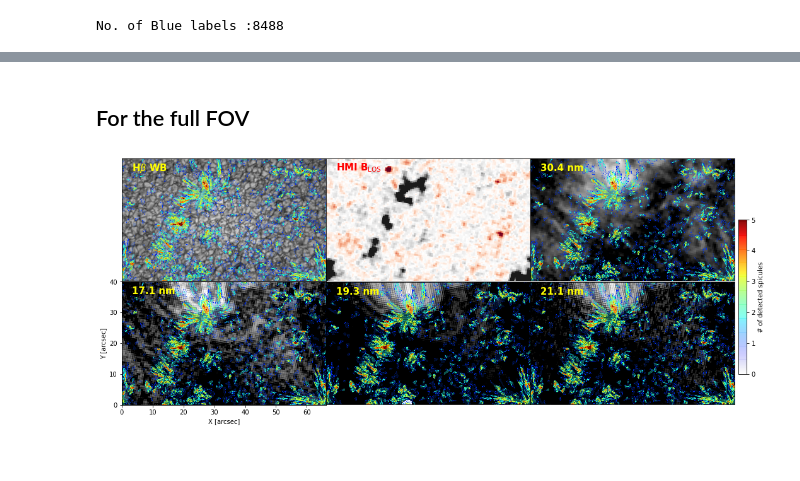
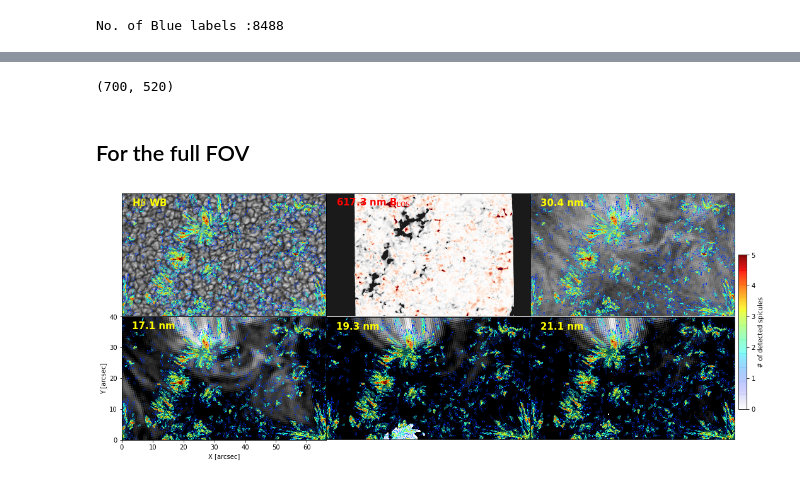
Before and after one commit to souvikita/CBP_spicule_mag, a Jupyter notebook: Population_density.ipynb, the cells around one changed output, grey strips where cells are left out. Cells and saved outputs as stored; diff of their text form; code cells hidden in the pictures.

Commit message:
Updated with the temporal average of each AIA channel and SST images

```diff
--- a/Population_density.ipynb
+++ b/Population_density.ipynb
@@ -19,6 +21,7 @@ dpath_SST = '/mn/stornext/d18/lapalma/reduc/2021/2021-08-04/CHROMIS/cubes_nb/'
 dpath_SST_processed = '/mn/stornext/d18/lapalma/reduc/2021/2021-08-04/CHROMIS/cubes_nb/souvikb_CBP/'
 dpath_EDVARDA_SDO = '/mn/stornext/d18/lapalma/reduc/2021/2021-08-04/CHROMIS/edvarda/sdo2sst/'
 dpath_SDO_BOSE ='/mn/stornext/d18/lapalma/reduc/2021/2021-08-04/CHROMIS/cubes_nb/souvikb_CBP/SDO_only_aia/'
+dpath_SST_WB = '/mn/stornext/d18/lapalma/reduc/2021/2021-08-04/CHROMIS/cubes_wb/'
 # %%
 def transparent_cmap(cmap, N=255):
     "Copy colormap and set alpha values."
@@ -55,6 +58,18 @@ cube_rre_mask = np.reshape(cube_rre_mask,[dim_rre_mask[0],dim_rre_mask[1],dim_rr
 
 time_steps = readsav(dpath_SST+'nb_4846_2021-08-04T09:56:50_scans=0-95_corrected_cmapcorr_im_times+wvl.idlsave')
 times = time_steps['times']
+
+#------ Fe I 6173 AA magnetic field------
+hdr_mag_los = lp.getheader(dpath_SST+'Blos_6173_09:56:56_aligned_4846_2021-08-04T09:56:50_scans=0-95.fcube')
+dim_mag_los = hdr_mag_los[0]
+cube_mag_los= lp.getdata(dpath_SST+'Blos_6173_09:56:56_aligned_4846_2021-08-04T09:56:50_scans=0-95.fcube')
+cube_mag_los = np.reshape(cube_mag_los, [dim_mag_los[0],dim_mag_los[1],dim_mag_los[2]])
+
+#------ H-beta 4861.33 AA WB maps --------
+hdr_wb = lp.getheader(dpath_SST_WB+'wb_4846_2021-08-04T09:56:50_scans=0-95_corrected_im.icube')
+dim_wb = hdr_wb[0]
+cube_wb = lp.getdata(dpath_SST_WB+'wb_4846_2021-08-04T09:56:50_scans=0-95_corrected_im.icube')
+cube_wb = np.reshape(cube_wb,[dim_wb[0],dim_wb[1],dim_wb[2]])
 # %% [markdown]
 # SDO data
 # %%
@@ -258,3 +274,7 @@ NameError: name 'np' is not defined
+# %%
+np.mean(mgn_171[400:1100,600:1120,:],axis=2).shape
+# %% [output]
+(700, 520)
 # %% [markdown]
 ## For the full FOV
 # %%
@@ -263,53 +283,53 @@ fig, axs =plt.subplots(2,3,figsize=(18,6.8),facecolor='w', edgecolor='k')
 fig.subplots_adjust(hspace = 0.0,wspace=0.00,left=0.1,right=0.9,top=0.9,bottom=0.1)
 axs=axs.ravel()
 
-axs[0].imshow(cubeH[20:1768,50:1100,35,0].T,origin='lower', cmap='gray',vmin=1500,vmax=2900,extent=[0,1748*0.0379,0,1050*0.0379])
+axs[0].imshow(np.mean(cube_wb[20:1768,50:1100,:],axis=2).T,origin='lower', cmap='gray',extent=[0,1748*0.0379,0,1050*0.0379])
 axs[0].set_yticks([])
 axs[0].set_xticks([])
 im = axs[0].contourf(number_of_red_events_reduced[20:1768,50:1100].T+number_of_blu_events_reduced[20:1768,50:1100].T,origin='lower',cmap=mycmap,levels=levels2, vmin=0, vmax=5,extent=[0,1748*0.0379,0,1050*0.0379])
 axs[0].text(.05, .9, r'H$\beta$ WB', transform=axs[0].transAxes, fontsize=15,color='yellow',weight='bold')
 
-axs[1].imshow(hmi_mag[20:1768,50:1100,35].T,origin='lower', cmap='RdGy',vmin=-600,vmax=600,extent=[0,1748*0.0379,0,1050*0.0379])
+axs[1].imshow(np.mean(cube_mag_los[20:1768,50:1100,:],axis=2).T,origin='lower', cmap='RdGy',vmin=-60,vmax=60,extent=[0,1748*0.0379,0,1050*0.0379])
 axs[1].set_yticks([])
 axs[1].set_xticks([])
-axs[1].text(.05, .9, r'HMI B$_{\mathrm{LOS}}$', transform=axs[1].transAxes, fontsize=15,color='red',weight='bold')
+axs[1].text(.05, .9, r'617.3 nm B$_{\mathrm{LOS}}$', transform=axs[1].transAxes, fontsize=15,color='red',weight='bold')
 #im = axs[1].contourf(number_of_red_events_reduced[400:1100,600:1120].T+number_of_blu_events_reduced[400:1100,600:1120].T,origin='lower',cmap=mycmap,levels=levels2, vmin=0, vmax=5,extent=[0,700*0.0379,0,520*0.0379])
 
-axs[2].imshow(aia_304[20:1768,50:1100,35].T,origin='lower', cmap='gray',extent=[0,1748*0.0379,0,1050*0.0379],vmin=6500,vmax=16000)
+axs[2].imshow(np.mean(mgn_304[20:1768,50:1100,:],axis=2).T,origin='lower', cmap='gray',extent=[0,1748*0.0379,0,1050*0.0379],)
 axs[2].set_yticks([])
 axs[2].set_xticks([])
 im = axs[2].contourf(number_of_red_events_reduced[20:1768,50:1100].T+number_of_blu_events_reduced[20:1768,50:1100].T,origin='lower',cmap=mycmap,levels=levels2, vmin=0, vmax=5,extent=[0,1748*0.0379,0,1050*0.0379],)
 axs[2].text(.05, .9, r'30.4 nm', transform=axs[2].transAxes, fontsize=15,color='yellow',weight='bold')
 
-axs[3].imshow(mgn_171[20:1768,50:1100,35].T,origin='lower', cmap='gray',extent=[0,1748*0.0379,0,1050*0.0379],vmax=0.7,vmin=0.5)
+axs[3].imshow(np.mean(mgn_171[20:1768,50:1100,:],axis=2).T,origin='lower', cmap='gray',extent=[0,1748*0.0379,0,1050*0.0379],vmax=0.7,vmin=0.5)
 im = axs[3].contourf(number_of_red_events_reduced[20:1768,50:1100].T+number_of_blu_events_reduced[20:1768,50:1100].T,origin='lower',cmap=mycmap,levels=levels2, vmin=0, vmax=5,extent=[0,1748*0.0379,0,1050*0.0379],)
 axs[3].set_xlabel('X [arcsec]')
 axs[3].set_ylabel('Y [arcsec]')
 axs[3].set_yticks([0,10,20,30,40])
 axs[3].text(.05, .9, r'17.1 nm', transform=axs[3].transAxes, fontsize=15,color='yellow',weight='bold')
 
-axs[4].imshow(mgn_193[20:1768,50:1100,35].T,origin='lower', cmap='gray',extent=[0,1748*0.0379,0,1050*0.0379],vmax=0.75,vmin=0.45)
+axs[4].imshow(np.mean(mgn_193[20:1768,50:1100,:],axis=2).T,origin='lower', cmap='gray',extent=[0,1748*0.0379,0,1050*0.0379],vmax=0.75,vmin=0.45)
 axs[4].set_yticks([])
 axs[4].set_xticks([])
 im = axs[4].contourf(number_of_red_events_reduced[20:1768,50:1100].T+number_of_blu_events_reduced[20:1768,50:1100].T,origin='lower',cmap=mycmap,levels=levels2, vmin=0, vmax=5,extent=[0,1748*0.0379,0,1050*0.0379])
 axs[4].text(.05, .9, r'19.3 nm', transform=axs[4].transAxes, fontsize=15,color='yellow',weight='bold')
 
-axs[5].imshow(mgn_211[20:1768,50:1100,35].T,origin='lower', cmap='gray',extent=[0,1748*0.0379,0,1050*0.0379],vmax=0.75,vmin=0.5)
+axs[5].imshow(np.mean(mgn_211[20:1768,50:1100,:],axis=2).T,origin='lower', cmap='gray',extent=[0,1748*0.0379,0,1050*0.0379],vmax=0.75,vmin=0.5)
 axs[5].set_yticks([])
 axs[5].set_xticks([])
 im = axs[5].contourf(number_of_red_events_reduced[20:1768,50:1100].T+number_of_blu_events_reduced[20:1768,50:1100].T,origin='lower',cmap=mycmap,levels=levels2, vmin=0, vmax=5,extent=[0,1748*0.0379,0,1050*0.0379])
 axs[5].text(.05, .9, r'21.1 nm', transform=axs[5].transAxes, fontsize=15,color='yellow',weight='bold')
 
 cmap = mpl.cm.jet
 fig.subplots_adjust(right=0.85)
 cbar_ax = fig.add_axes([0.855, 0.2, 0.01, 0.5])#[left, bottom, width, height]
 norm = mpl.colors.Normalize(vmin=0, vmax=5)
 cb1 = mpl.colorbar.ColorbarBase(cbar_ax, cmap=cmap,
                                 norm=norm)
 cb1.set_ticks([0, 1, 2, 3, 4, 5 ])
 cb1.set_ticklabels(["0", "1", "2","3", "4", "5"])
 cb1.set_label('# of detected spicules')
-plt.savefig('/mn/stornext/d9/souvikb/CBP_spicules_SDO/'+'Pop_dense_spicules_fullFOV.png',dpi=400,bbox_inches = 'tight',pad_innches=0.1)
+plt.savefig('/mn/stornext/d9/souvikb/CBP_spicules_SDO/'+'Pop_dense_spicules_fullFOV.png',dpi=300,bbox_inches = 'tight',pad_innches=0.1)
 plt.show()
 # %% [output]
-[figure, old version]
+[figure, new version]
```
Also changed, not shown: parts of 3 cells of this notebook.
